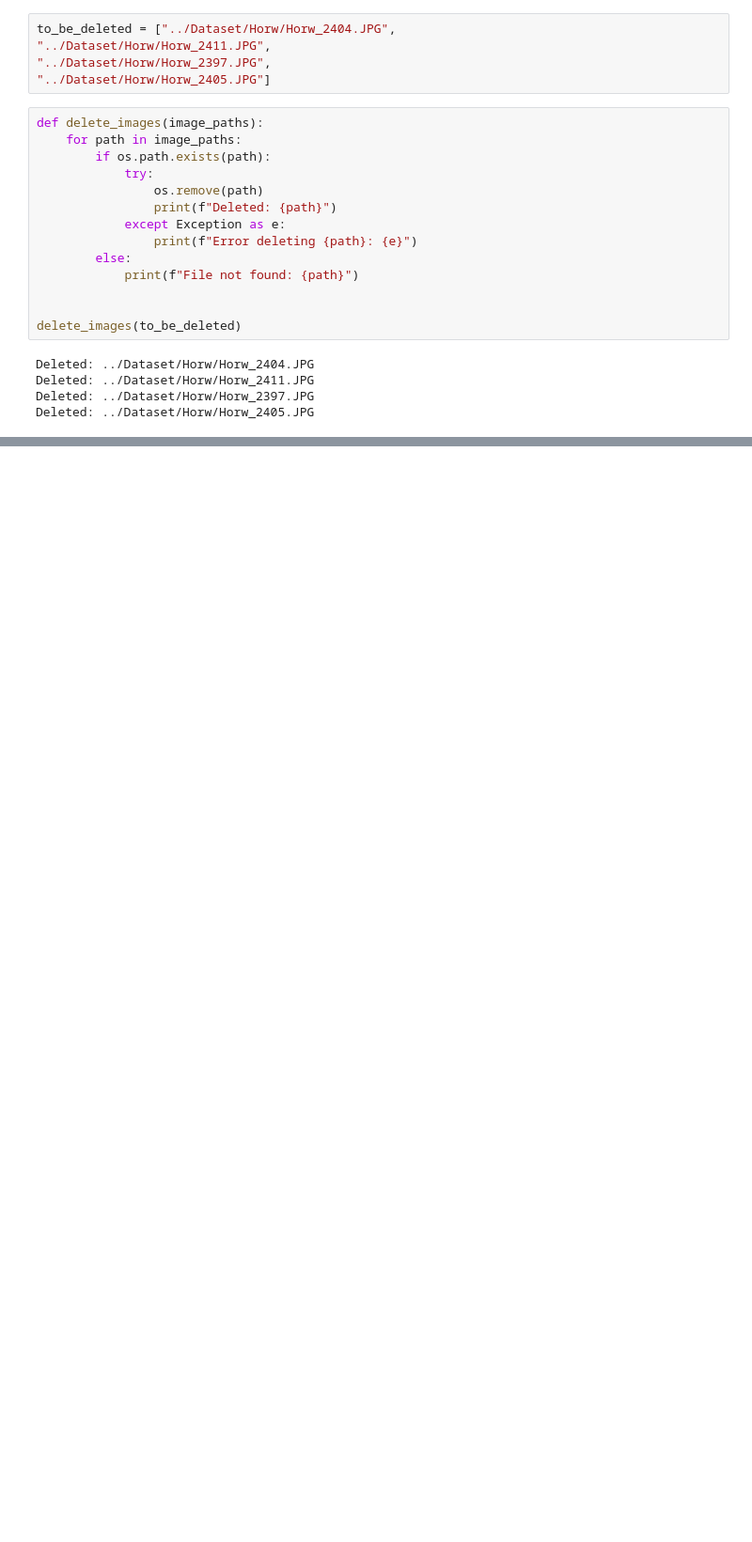
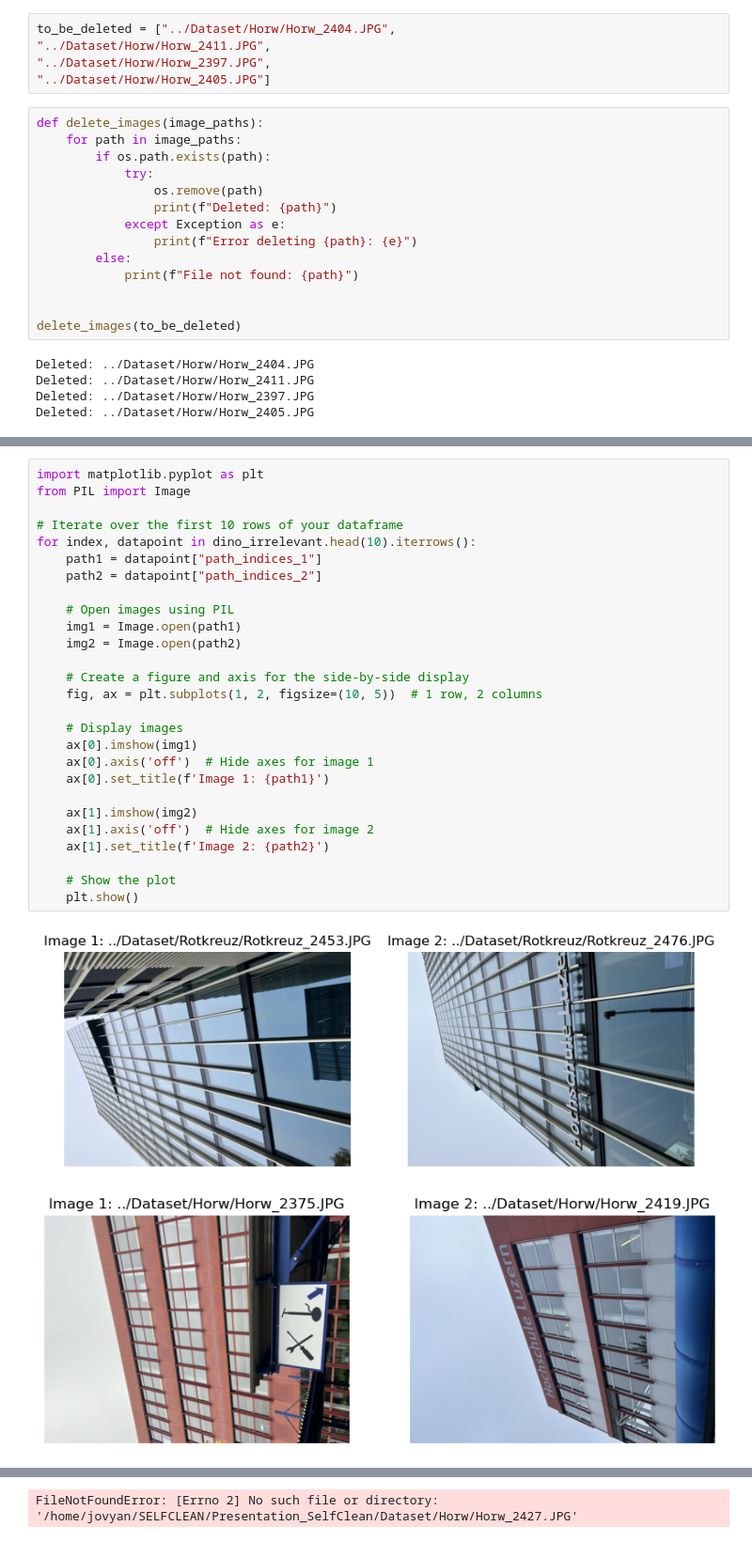
Before and after one commit to lucagaf/Presentation_SelfClean, a Jupyter notebook: Notebooks/Analyze V1.ipynb, the cells around one changed output, grey strips where cells are left out. Shown at 94% size. Cells and saved outputs as stored; diff of their text form; blank space fills up the shorter version.

Commit message:
Run after dataset cleaning

```diff
--- a/Notebooks/Analyze V1.ipynb
+++ b/Notebooks/Analyze V1.ipynb
@@ -80,0 +93,30 @@ Deleted: ../Dataset/Horw/Horw_2405.JPG
+# %%
+import matplotlib.pyplot as plt
+from PIL import Image
+
+# Iterate over the first 10 rows of your dataframe
+for index, datapoint in dino_irrelevant.head(10).iterrows():
+    path1 = datapoint["path_indices_1"]
+    path2 = datapoint["path_indices_2"]
+
+    # Open images using PIL
+    img1 = Image.open(path1)
+    img2 = Image.open(path2)
+
+    # Create a figure and axis for the side-by-side display
+    fig, ax = plt.subplots(1, 2, figsize=(10, 5))  # 1 row, 2 columns
+
+    # Display images
+    ax[0].imshow(img1)
+    ax[0].axis('off')  # Hide axes for image 1
+    ax[0].set_title(f'Image 1: {path1}')
+
+    ax[1].imshow(img2)
+    ax[1].axis('off')  # Hide axes for image 2
+    ax[1].set_title(f'Image 2: {path2}')
+
+    # Show the plot
+    plt.show()
+# %% [output]
+[figure, added]
+[figure, added]
@@ -80,0 +124 @@ Deleted: ../Dataset/Horw/Horw_2405.JPG
+FileNotFoundError: [Errno 2] No such file or directory: '/home/jovyan/SELFCLEAN/Presentation_SelfClean/Dataset/Horw/Horw_2427.JPG'
```
Also changed, not shown: parts of 6 cells of this notebook, 5 other files.
